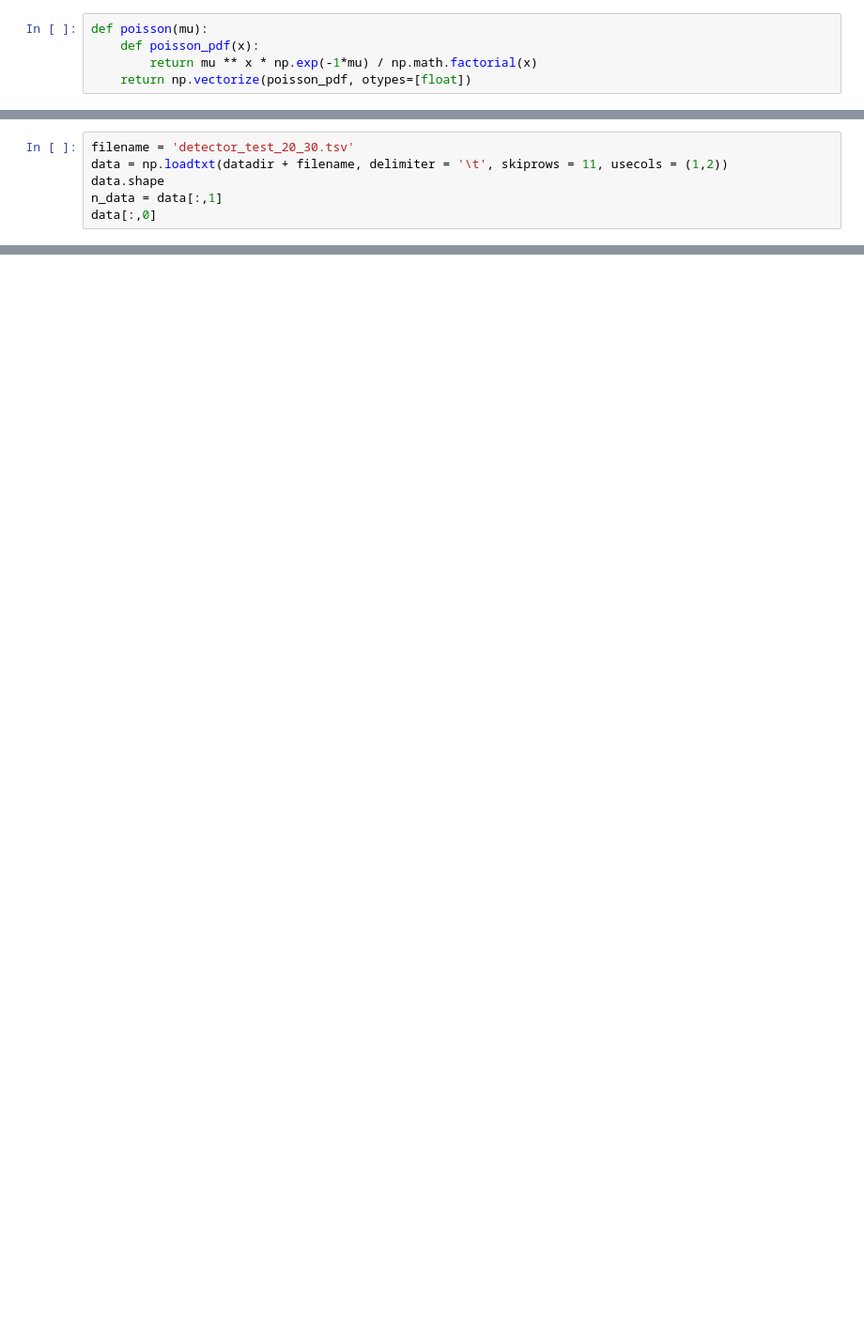
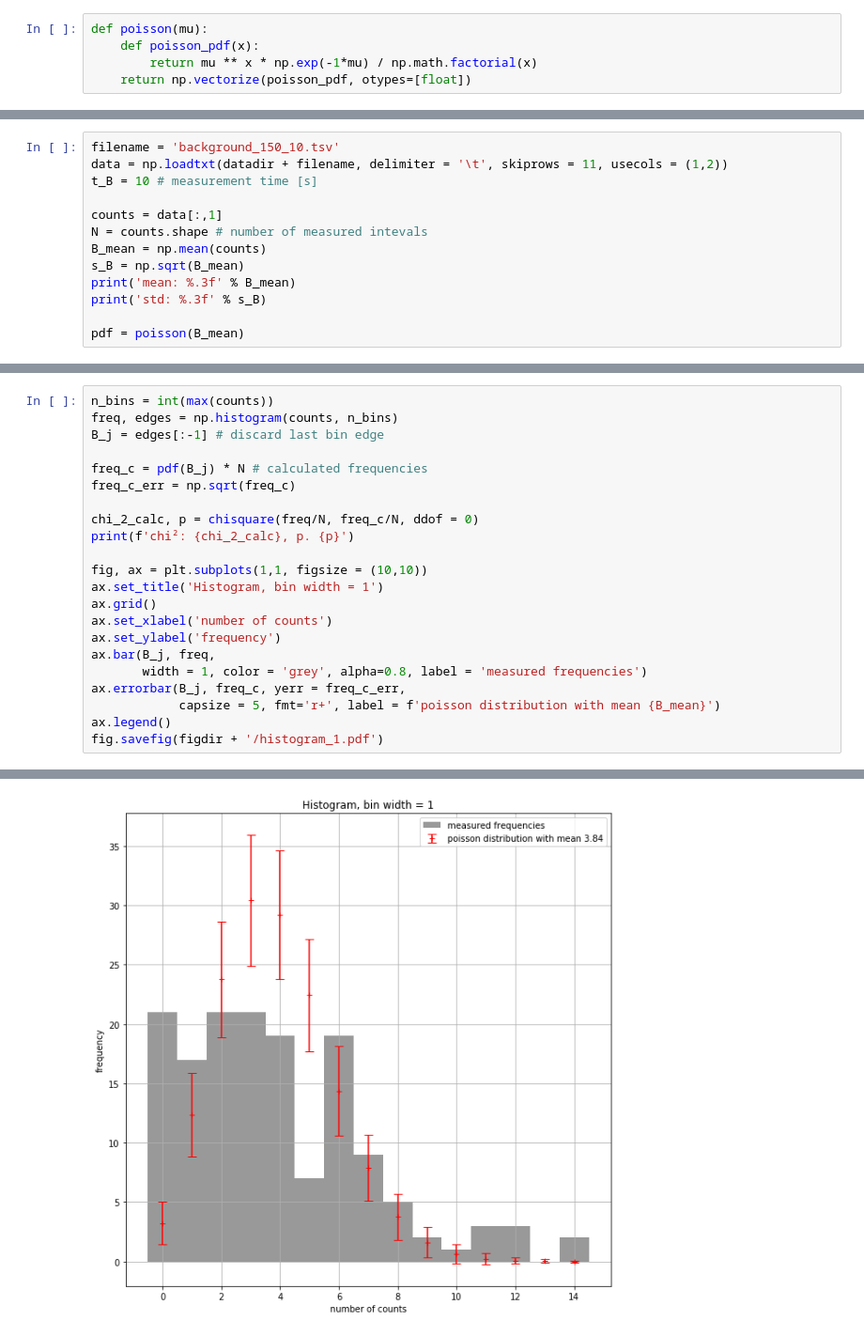
Before and after one commit to jlindermeir/UV-NPP-lab, a Jupyter notebook: lab01/analysis_session1.ipynb, the cells around one changed output, grey strips where cells are left out. Shown: that part at 94% size. Cells and saved outputs as stored; diff of their text form; blank space fills up the shorter version.

```diff
--- a/lab01/analysis_session1.ipynb
+++ b/lab01/analysis_session1.ipynb
@@ -62,7 +49,14 @@ Chi²: 989.118
 # %%
-filename = 'detector_test_20_30.tsv'
+filename = 'background_150_10.tsv'
 data = np.loadtxt(datadir + filename, delimiter = '\t', skiprows = 11, usecols = (1,2))
-data.shape
-n_data = data[:,1]
-data[:,0]
+t_B = 10 # measurement time [s]
+
+counts = data[:,1]
+N = counts.shape # number of measured intevals
+B_mean = np.mean(counts)
+s_B = np.sqrt(B_mean)
+print('mean: %.3f' % B_mean)
+print('std: %.3f' % s_B)
+
+pdf = poisson(B_mean)
 # %% [output]
@@ -70,0 +65,23 @@ array([445., 445., 445., 445., 445., 445., 445., 445., 445., 445., 445.,
+# %%
+n_bins = int(max(counts))
+freq, edges = np.histogram(counts, n_bins)
+B_j = edges[:-1] # discard last bin edge
+
+freq_c = pdf(B_j) * N # calculated frequencies
+freq_c_err = np.sqrt(freq_c)
+
+chi_2_calc, p = chisquare(freq/N, freq_c/N, ddof = 0)
+print(f'chi²: {chi_2_calc}, p. {p}')
+
+fig, ax = plt.subplots(1,1, figsize = (10,10))
+ax.set_title('Histogram, bin width = 1')
+ax.grid()
+ax.set_xlabel('number of counts')
+ax.set_ylabel('frequency')
+ax.bar(B_j, freq,
+       width = 1, color = 'grey', alpha=0.8, label = 'measured frequencies')
+ax.errorbar(B_j, freq_c, yerr = freq_c_err,
+            capsize = 5, fmt='r+', label = f'poisson distribution with mean {B_mean}')
+ax.legend()
+fig.savefig(figdir + '/histogram_1.pdf')
+# %% [output]
@@ -70,0 +89 @@ array([445., 445., 445., 445., 445., 445., 445., 445., 445., 445., 445.,
+[figure, added]
```
Also changed, not shown: parts of 8 cells of this notebook, 4 other files.
